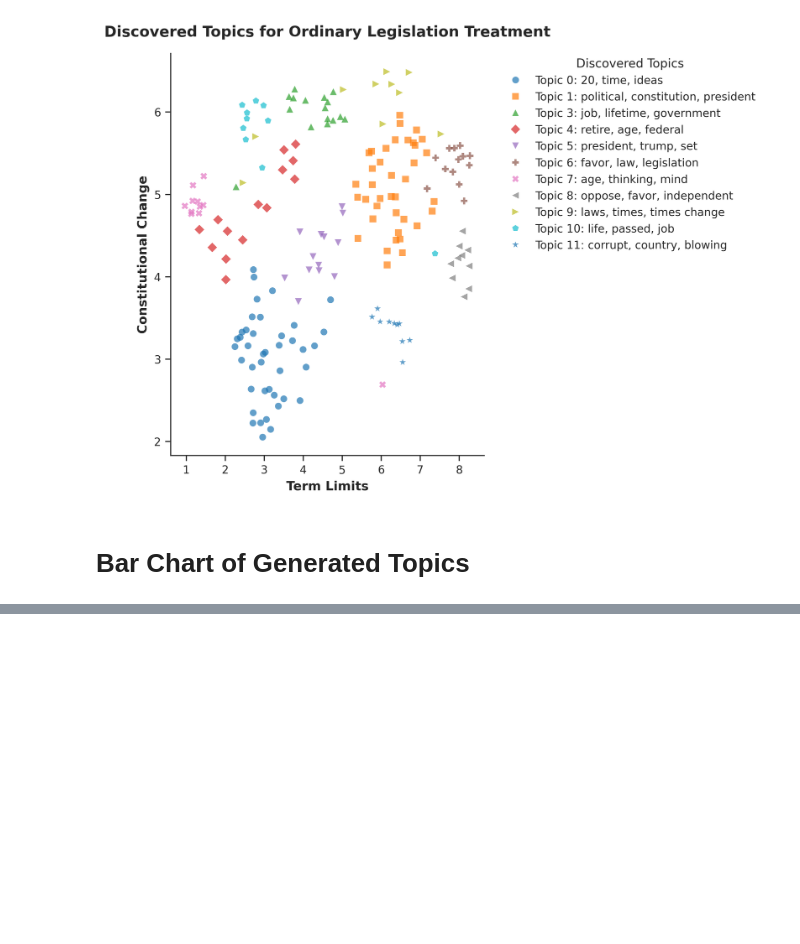
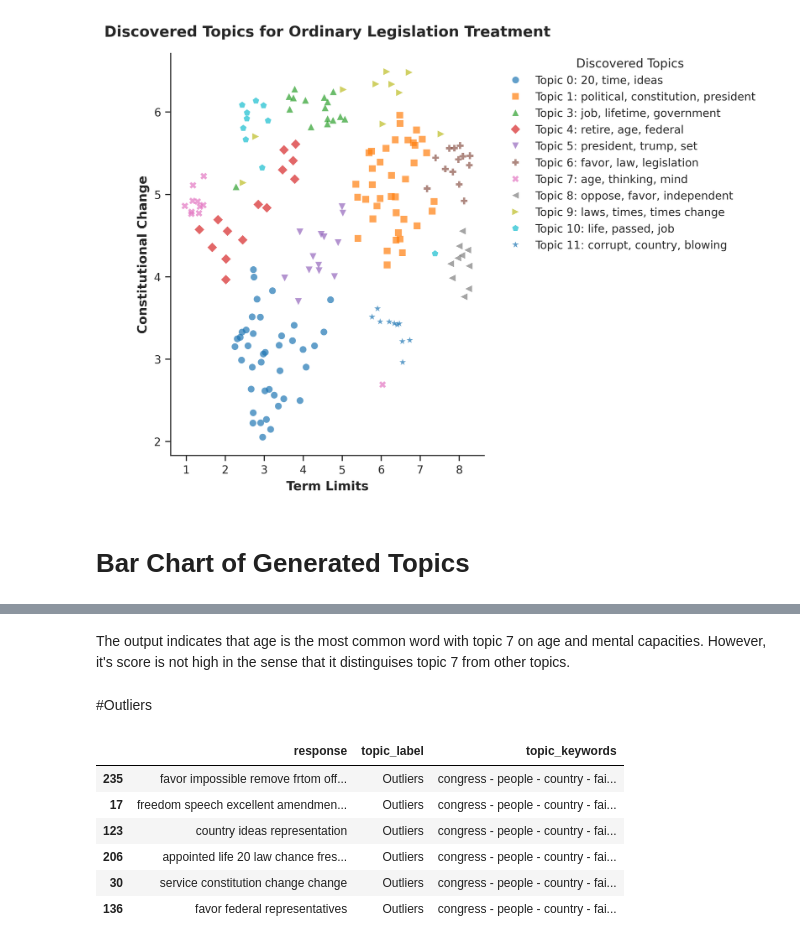
Before and after one commit to alexuslivesey-ctrl/DSA495_Const_SCOTUS_TextClassification_TopicModel_Project, a Jupyter notebook: LegislationTreatment_TopicModel.ipynb, the cells around one changed output, grey strips where cells are left out. Cells and saved outputs as stored; diff of their text form; code cells hidden in the pictures; blank space fills up the shorter version.

```diff
--- a/LegislationTreatment_TopicModel.ipynb
+++ b/LegislationTreatment_TopicModel.ipynb
@@ -264,0 +385,18 @@ topic_model.visualize_barchart(
+# %% [markdown]
+The output indicates that age is the most common word with topic 7 on age and mental capacities. However, it's score is not high in the sense that it distinguises topic 7 from other topics.
+# %% [markdown]
+#Outliers
+# %%
+outliers = results[results["topic"] == -1]
+
+outliers.sample(6, random_state=42)[
+    ["response", "topic_label", "topic_keywords"]
+]
+# %% [output]
+|  | response | topic_label | topic_keywords |
+| 235 | favor impossible remove frtom off... | Outliers | congress - people - country - fai... |
+| 17 | freedom speech excellent amendmen... | Outliers | congress - people - country - fai... |
+| 123 | country ideas representation | Outliers | congress - people - country - fai... |
+| 206 | appointed life 20 law chance fres... | Outliers | congress - people - country - fai... |
+| 30 | service constitution change change | Outliers | congress - people - country - fai... |
+| 136 | favor federal representatives | Outliers | congress - people - country - fai... |
```
Also changed, not shown: parts of 15 cells of this notebook.
